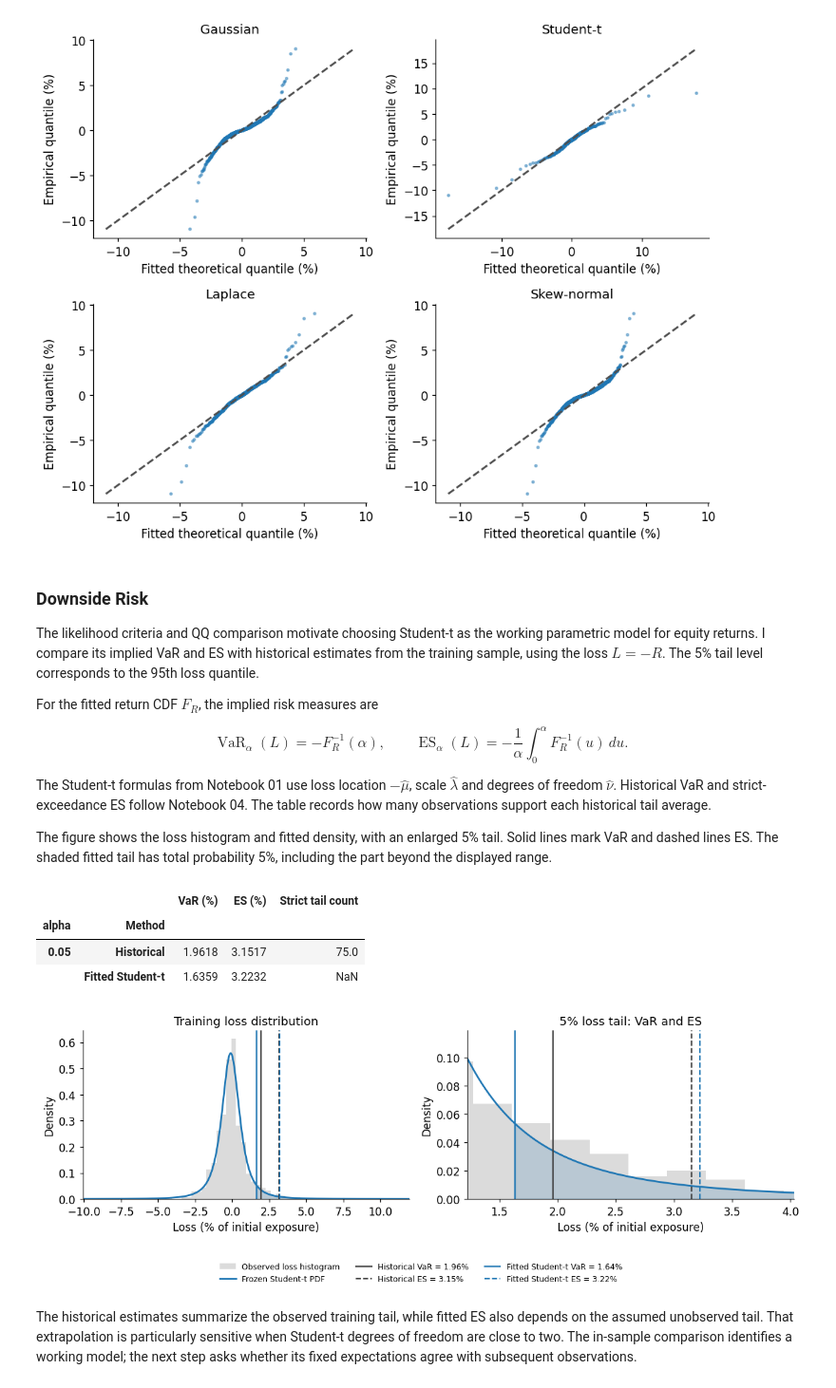
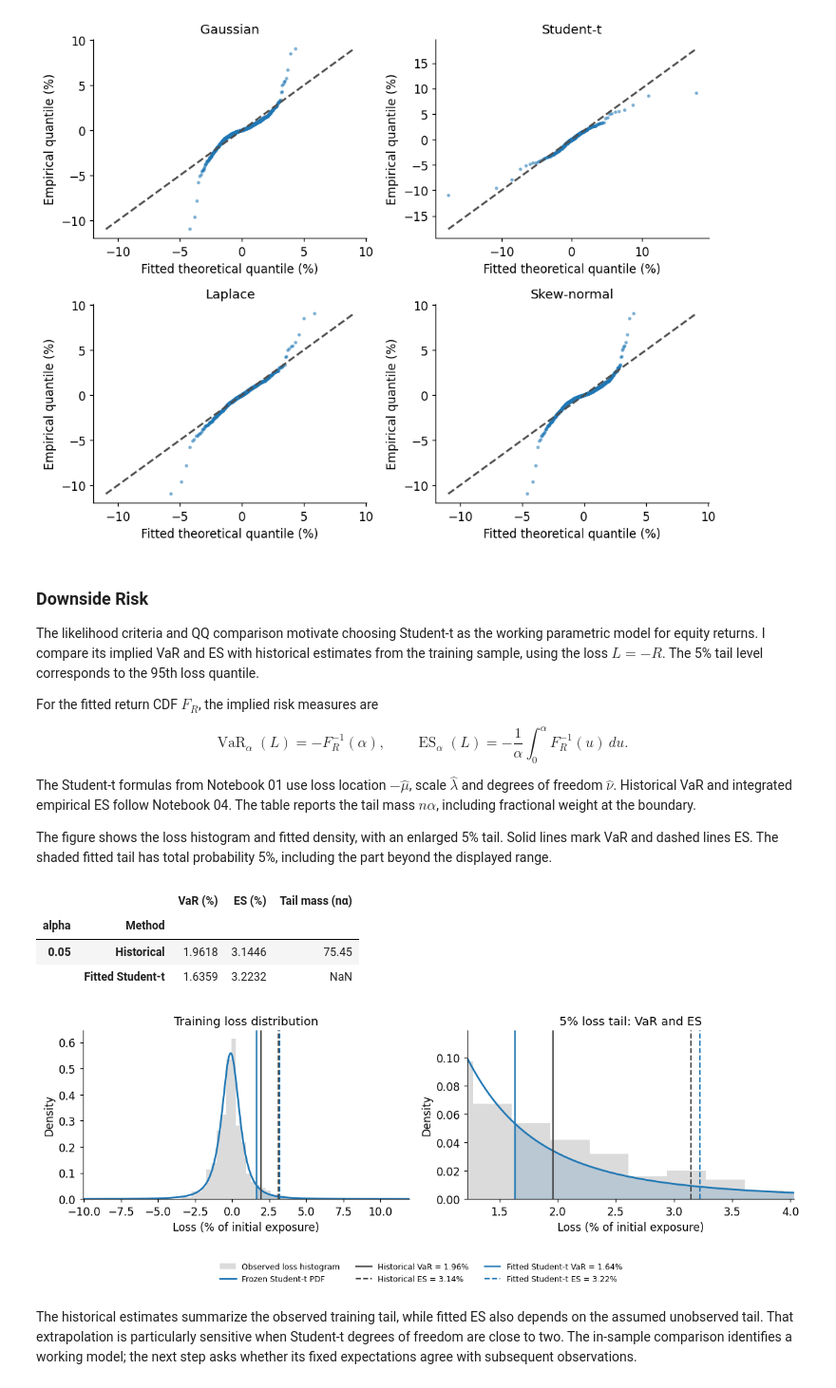
Before and after one commit to jacobkorsgaard/statistical-methods-for-finance, a Jupyter notebook: notebooks/05_case_study_financial_distribution.ipynb, the cells around one changed output. Shown at 95% size. Cells and saved outputs as stored; diff of their text form; code cells hidden in the pictures.

Commit message:
Integrate empirical expected shortfall and explain GARCH constraints

```diff
--- a/notebooks/05_case_study_financial_distribution.ipynb
+++ b/notebooks/05_case_study_financial_distribution.ipynb
@@ -230,7 +230,7 @@ For the fitted return CDF $F_R$, the implied risk measures are
 $$\operatorname{VaR}_{\alpha}(L)=-F_R^{-1}(\alpha),\qquad
 \operatorname{ES}_{\alpha}(L)=-\frac1\alpha\int_0^\alpha F_R^{-1}(u)\,du.$$
 
-The Student-t formulas from Notebook 01 use loss location $-\hat\mu$, scale $\hat\lambda$ and degrees of freedom $\hat\nu$. Historical VaR and strict-exceedance ES follow Notebook 04. The table records how many observations support each historical tail average.
+The Student-t formulas from Notebook 01 use loss location $-\hat\mu$, scale $\hat\lambda$ and degrees of freedom $\hat\nu$. Historical VaR and integrated empirical ES follow Notebook 04. The table reports the tail mass $n\alpha$, including fractional weight at the boundary.
 
 The figure shows the loss histogram and fitted density, with an enlarged 5% tail. Solid lines mark VaR and dashed lines ES. The shaded fitted tail has total probability 5%, including the part beyond the displayed range.
 # %%
@@ -243,7 +243,7 @@ for alpha in [.05]:
     threshold = historical_var(losses, alpha)
     risk_rows.append({"alpha": alpha, "Method": "Historical", "VaR (%)": threshold,
                       "ES (%)": historical_es(losses, alpha),
-                      "Strict tail count": int((losses > threshold).sum())})
+                      "Tail mass (nα)": len(losses)*alpha})
     if selected_family == "Student-t":
         var = student_t_var(-parameters["mu"], parameters["scale"], parameters["df"], alpha)
         es = student_t_es(-parameters["mu"], parameters["scale"], parameters["df"], alpha)
@@ -255,7 +255,7 @@ for alpha in [.05]:
         es = quad(lambda loss: loss*selected_model.pdf(-loss), var, np.inf)[0]/alpha
     np.testing.assert_allclose(var, -selected_model.ppf(alpha))
     risk_rows.append({"alpha": alpha, "Method": f"Fitted {selected_family}",
-                      "VaR (%)": var, "ES (%)": es, "Strict tail count": np.nan})
+                      "VaR (%)": var, "ES (%)": es, "Tail mass (nα)": np.nan})
 risk_table = pd.DataFrame(risk_rows)
 equity_training_risk = risk_table.copy(deep=True)
 display(risk_table.set_index(["alpha", "Method"]).round(4))
@@ -264,36 +264,36 @@ alpha = .05
 comparison = risk_table[risk_table.alpha == alpha].set_index("Method")
 loss_density = lambda values: selected_model.pdf(-values)
 loss_grid = np.linspace(losses.min()-1, losses.max()+1, 2001)
 fitted_density = loss_density(loss_grid)
 fitted_var = comparison.loc[f"Fitted {selected_family}", "VaR (%)"]
 fig, axes = plt.subplots(1, 2, figsize=(11, 4))
 for ax in axes:
     ax.hist(losses, bins=60, density=True, color="0.6", alpha=.35, label="Observed loss histogram")
     ax.plot(loss_grid, fitted_density, color="C0", label=f"Frozen {selected_family} PDF")
     ax.fill_between(loss_grid, 0, fitted_density, where=loss_grid >= fitted_var,
                     color="C0", alpha=.18)
     for method, color in [("Historical", "0.25"), (f"Fitted {selected_family}", "C0")]:
         for measure, style in [("VaR (%)", "-"), ("ES (%)", "--")]:
             value = comparison.loc[method, measure]
             ax.axvline(value, color=color, linestyle=style, linewidth=1.4,
                        label=f"{method} {measure.split()[0]} = {value:.2f}%")
     ax.set(xlabel="Loss (% of initial exposure)", ylabel="Density")
 axes[0].set(title="Training loss distribution", xlim=(loss_grid.min(), loss_grid.max()))
 tail_left = comparison["VaR (%)"].min()*.75
 tail_right = comparison["ES (%)"].max()*1.25
 heights, edges = np.histogram(losses, bins=60, density=True)
 tail_bins = (edges[1:] > tail_left) & (edges[:-1] < tail_right)
 tail_pdf = loss_density(np.linspace(tail_left, tail_right, 501))
 axes[1].set(title="5% loss tail: VaR and ES", xlim=(tail_left, tail_right),
             ylim=(0, 1.2*max(heights[tail_bins].max(), tail_pdf.max())))
 handles, labels = axes[0].get_legend_handles_labels()
 fig.legend(handles, labels, loc="lower center", ncol=3, fontsize=8)
 fig.tight_layout(rect=(0, .15, 1, 1))
 plt.show()
 # %% [output]
-|  |  | VaR (%) | ES (%) | Strict tail count |
+|  |  | VaR (%) | ES (%) | Tail mass (nα) |
 | alpha | Method |  |  |  |
-| 0.05 | Historical | 1.9618 | 3.1517 | 75.0 |
+| 0.05 | Historical | 1.9618 | 3.1446 | 75.45 |
 |  | Fitted Student-t | 1.6359 | 3.2232 | NaN |
 [figure]
 # %% [markdown]
```
Also changed, not shown: parts of 11 cells of this notebook, 12 other files.
